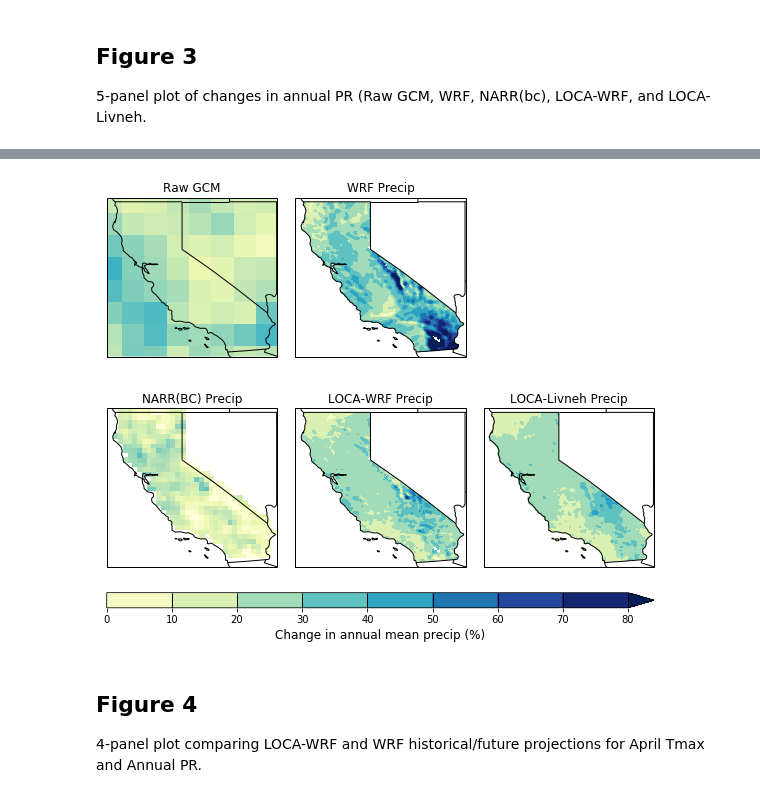
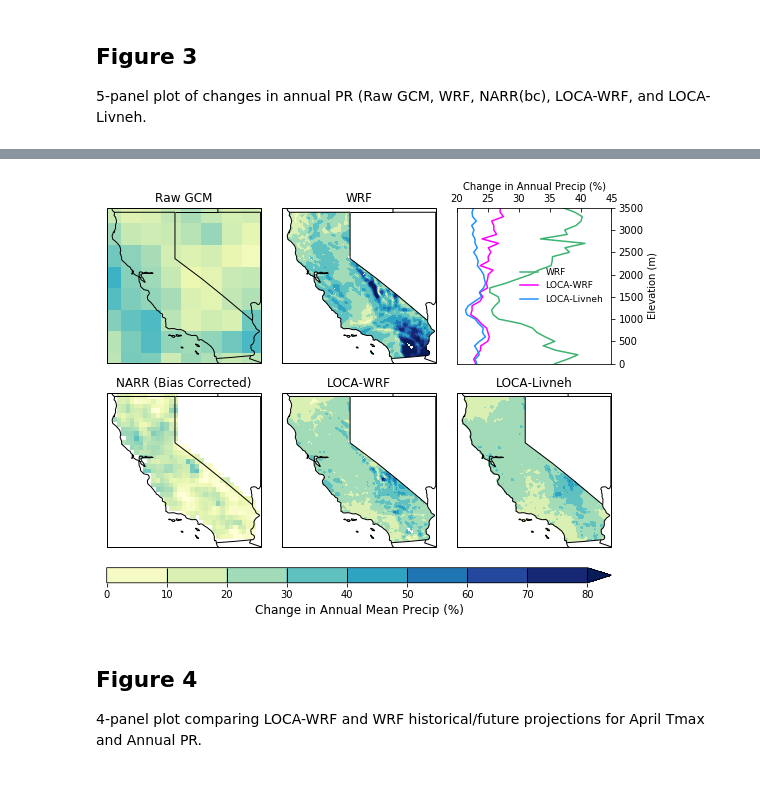
Before and after one commit to neil-berg/doe-downscaling, a Jupyter notebook: paper-figures.ipynb, the cells around one changed output, grey strips where cells are left out. Cells and saved outputs as stored; diff of their text form; code cells hidden in the pictures.

```diff
--- a/paper-figures.ipynb
+++ b/paper-figures.ipynb
@@ -363,6 +534,16 @@ cbar.set_label('Change in April Tmax '+'('+r'$\degree$'+'C)', fontsize=12)
 inv_dir = '/Users/nberg/projects/doe/data/invariant/'
 data_dir = '/Users/nberg/projects/doe/data/processed/'
 dest_dir = '/Users/nberg/projects/doe/figures/'
+
+# Same grid CA mask
+mask_nc = netCDF4.Dataset(inv_dir+'same_grid_CA_mask.nc')
+ca_mask = mask_nc.variables['landmask'][:,:]
+mask_nc.close()
+
+# Regridded WRF d02 topography
+inv_nc = netCDF4.Dataset(inv_dir+'invariant_d02_same_grid.nc')
+hgt = inv_nc.variables['HGT'][0,:,:]
+inv_nc.close()
 
 # Raw GCM (CNRM-CM5) placeholder
 gcm_fut_nc = xr.open_dataset(data_dir+'cnrm_cm5_fut_2081-2100_annual_pr.nc')
@@ -372,8 +553,6 @@ gcm_hist_pr = gcm_hist_nc.variables['PRECIP'][:,:]
 gcm_lon = gcm_fut_nc['LON']
 gcm_lat = gcm_fut_nc['LAT']
 gcm_change_pr = (((gcm_fut_pr - gcm_hist_pr) / gcm_hist_pr) * 100.)
-
-print(np.min(gcm_change_pr), np.max(gcm_change_pr))
 
 # WRF
 wrf_fut_nc = netCDF4.Dataset(data_dir+'wrf_fut_1991-2000_annual_pr_CA_mask_same_grid.nc', 'r')
@@ -415,6 +594,28 @@ loca_livneh_change_pr = ((loca_livneh_fut_pr - loca_livneh_hist_pr) / loca_livne
 loca_livneh_fut_nc.close()
 loca_livneh_hist_nc.close()
 
+# DataFrame of HGT, ca_mask, WRF, LOCA-WRF, and LOCA-Livneh
+# for binning tmax changes by elevation band
+df = pd.DataFrame()
+df['HGT'] = hgt.flatten()
+df['MASK'] = ca_mask.flatten()
+df['WRF'] = wrf_change_pr.flatten()
+df['LOCA-WRF'] = loca_wrf_change_pr.flatten()
+df['LOCA-Livneh'] = loca_livneh_change_pr.flatten()
+
+# Retain only CA grid cells and non-NaNs
+df = df[(df['MASK'] == 1) & (df['WRF'] > 0) & (df['LOCA-WRF'] > 0) & (df['LOCA-Livneh'] > 0)]
+
+# Compute avg pr change in 100m elevation intervals
+wrf_list = []
+loca_wrf_list = []
+loca_livneh_list = []
+for h in range(0,3600,100):
+    temp_df = df[(df['HGT'] >= h) & (df['HGT'] < h + 100)].mean()
+    wrf_list.append(temp_df['WRF'])
+    loca_wrf_list.append(temp_df['LOCA-WRF'])
+    loca_livneh_list.append(temp_df['LOCA-Livneh'])
+
 # Figure ---
 plot_ticks = np.linspace(0,80,9)
 
@@ -429,67 +630,91 @@ ax1.add_feature(cfeature.BORDERS)
 ax1.set_extent([235.25,246,32.25,42.25])
 plot1 = ax1.pcolormesh(gcm_lon, gcm_lat, gcm_change_pr, transform=ccrs.PlateCarree(),
                        cmap='YlGnBu', vmin=0, vmax=80)
+# Obtain the x and y limits to create a sqaure plot
+x0,x1 = ax1.get_xlim()
+y0,y1 = ax1.get_ylim()
+ax1.set_aspect(abs(x1-x0)/abs(y1-y0))
+
 
 # WRF
 ax2 = fig.add_subplot(2, 3, 2, projection=ccrs.PlateCarree())
 ax2.coastlines('50m')
-ax2.set_title('WRF Precip', fontsize=12)
+ax2.set_title('WRF', fontsize=12)
 ax2.add_feature(states_provinces, edgecolor='black')
 ax2.add_feature(cfeature.BORDERS)
 ax2.set_extent([235.25,246,32.25,42.25])
 plot2 = ax2.contourf(same_lon, same_lat, wrf_change_pr, plot_ticks,
                      transform=ccrs.PlateCarree(), cmap='YlGnBu', extend='max')
+ax2.set_aspect(abs(x1-x0)/abs(y1-y0))
 
-# Temperature change vs. elevation
-# ax3 = fig.add_subplot(2, 3, 3)
-# ax3.set_title('Scatter')
-# plot3 = ax3.plot([1,2,3,4,5], [1,2,3,4,5], 'ko')
+# Precip change vs. elevation
+elev_ticks = [tick for tick in range(0,3600,100)]
+ax3 = fig.add_subplot(2, 3, 3, adjustable='box')
+plot3 = ax3.plot(wrf_list, elev_ticks, color='mediumseagreen', label='WRF')
+plot3 = ax3.plot(loca_wrf_list, elev_ticks, color='magenta', label='LOCA-WRF')
+plot3 = ax3.plot(loca_livneh_list, elev_ticks, color='dodgerblue', label='LOCA-Livneh')
+ax3.yaxis.tick_right()
+ax3.yaxis.set_label_position('right')
+ax3.xaxis.tick_top()
+ax3.xaxis.set_label_position('top')
+ax3.tick_params(axis='x', direction='in')
+ax3.legend(loc='center right', frameon=False, fontsize=9)
+ax3.set_ylabel('Elevation (m)')
+ax3.set_xlabel('Change in Annual Precip (%)')
+ax3.set_ylim(0,3500)
+ax3.set_xlim(20,45)
+xx0,xx1 = ax3.get_xlim()
+yx0,yy1 = ax3.get_ylim()
+ax3.set_aspect(abs(xx1-xx0)/abs(yy1-yy0))
 
 # NARR (BC)
 ax4 = fig.add_subplot(2, 3, 4, projection=ccrs.PlateCarree())
 ax4.coastlines('50m')
-ax4.set_title('NARR(BC) Precip', fontsize=12)
+ax4.set_title('NARR (Bias Corrected)', fontsize=12)
 ax4.add_feature(states_provinces, edgecolor='black')
 ax4.add_feature(cfeature.BORDERS)
 ax4.set_extent([235.25,246,32.25,42.25])
 plot4 = ax4.pcolormesh(narr_lon, narr_lat, narr_change_pr, transform=ccrs.PlateCarree(),
                        cmap='YlGnBu', vmin=0, vmax=80)
+ax4.set_aspect(abs(x1-x0)/abs(y1-y0))
 
 # LOCA-WRF
 ax5 = fig.add_subplot(2, 3, 5, projection=ccrs.PlateCarree())
 ax5.coastlines('50m')
-ax5.set_title('LOCA-WRF Precip', fontsize=12)
+ax5.set_title('LOCA-WRF', fontsize=12)
 ax5.add_feature(states_provinces, edgecolor='black')
 ax5.add_feature(cfeature.BORDERS)
 ax5.set_extent([235.25,246,32.25,42.25])
 plot5 = ax5.contourf(same_lon, same_lat, loca_wrf_change_pr, plot_ticks,
                      transform=ccrs.PlateCarree(), cmap='YlGnBu', extend='max')
+ax5.set_aspect(abs(x1-x0)/abs(y1-y0))
 
 # LOCA-Livneh
 ax6 = fig.add_subplot(2, 3, 6, projection=ccrs.PlateCarree())
 ax6.coastlines('50m')
-ax6.set_title('LOCA-Livneh Precip', fontsize=12)
+ax6.set_title('LOCA-Livneh', fontsize=12)
 ax6.add_feature(states_provinces, edgecolor='black')
 ax6.add_feature(cfeature.BORDERS)
 ax6.set_extent([235.25,246,32.25,42.25])
 plot6 = ax6.contourf(same_lon, same_lat, loca_livneh_change_pr, plot_ticks,
                      transform=ccrs.PlateCarree(), cmap='YlGnBu', extend='max')
+ax6.set_aspect(abs(x1-x0)/abs(y1-y0))
 
-fig.tight_layout()
+fig.tight_layout(h_pad=-3)
 
 # Obtain axes coordinates for each subplot for colorbar positioning
 ax1_pos = ax1.get_position() # details on ax1_pos.x0, .y0, .x1, .y1, .height .width
 ax2_pos = ax2.get_position()
-# ax3_pos = ax3.get_position()
+ax3_pos = ax3.get_position()
 ax4_pos = ax4.get_position()
 ax5_pos = ax5.get_position()
 ax6_pos = ax6.get_position()
 
 # Colorbar for all panels
 cbar_height = 0.035
-cbar_ax = fig.add_axes([ax4_pos.x0, ax4_pos.y0-.05, ax6_pos.x1-ax4_pos.x0, cbar_height]) # bottom left corner x,y, and width, height
+cbar_ax = fig.add_axes([ax4_pos.x0, ax4_pos.y0-.02, ax6_pos.x1-ax4_pos.x0, cbar_height]) # bottom left corner x,y, and width, height
 cbar = plt.colorbar(plot2, cax=cbar_ax, orientation='horizontal', drawedges=True, extend='max')
 cbar.dividers.set_edgecolor('black')
 cbar.dividers.set_linewidth(1)
-cbar.set_label('Change in annual mean precip (%)', fontsize=12)
+cbar.set_label('Change in Annual Mean Precip (%)', fontsize=12)
 # %% [output]
@@ -499,4 +721,4 @@ array(933.7251541801531)
-[figure, old version]
+[figure, new version]
 # %% [markdown]
 ## Figure 4
 
```
Also changed, not shown: parts of 3 cells of this notebook.
